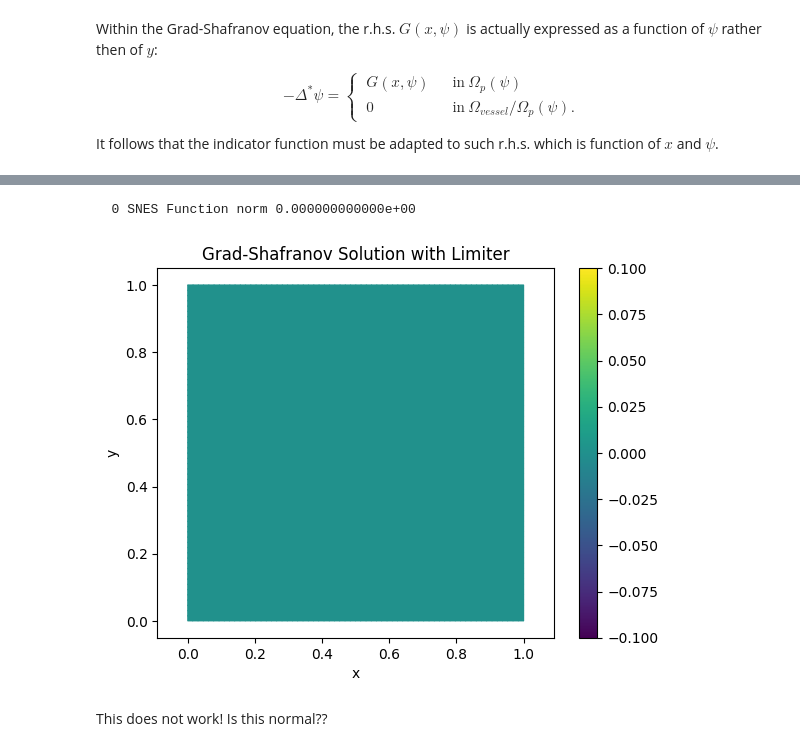
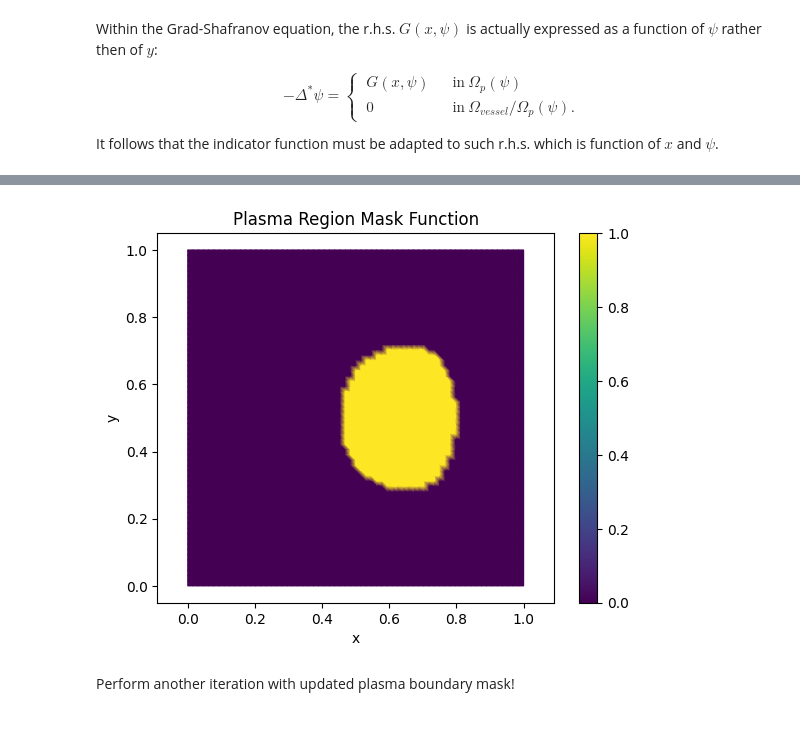
Before and after one commit to lucaciarimboli/tesi, a Jupyter notebook: Firedrake/PlasmaBoundary.ipynb, the cells around one changed output, grey strips where cells are left out. Cells and saved outputs as stored; diff of their text form; code cells hidden in the pictures.

Commit message:
First sketch of free-boundary solver

```diff
--- a/Firedrake/PlasmaBoundary.ipynb
+++ b/Firedrake/PlasmaBoundary.ipynb
@@ -323,0 +311,24 @@ plt.show()
+# %%
+# Define variational formulation:
+def GS_varf_Picard(G, phi, psi, psi_old, psi_mask):
+    # Define the bilinear form:
+    a  = (dot(grad(psi), grad(phi)) + (1/x) * Dx(psi, 0) * phi) * dx \
+        - (psi_mask * G(x,psi_old) * phi) * dx
+
+    # Define the r.h.s using Picard (fixed point) iteration:
+    #L = psi_mask * G(x,psi_old) * phi * dx
+    #L = G(x,psi_old) * phi * dx
+
+    return a
+
+# Update plasma boundary:
+def find_plasma_boundary(psi, limiter_points):
+    psi_vals = []
+    for (x_pt, y_pt) in limiter_points:
+        try:
+            psi_vals.append(psi.at((x_pt, y_pt)))
+            print(f"psi({x_pt}, {y_pt}) = {psi_vals[-1]}")
+        except:
+            raise ValueError(f"Point {(x_pt, y_pt)} outside domain!")
+
+    return max(psi_vals)
@@ -324,22 +369,18 @@ plt.show()
 # %%
-from ufl import conditional, ge
+# Update the mask:
+psi_limiter = Function(V)
+psi_limiter.interpolate(Constant(psi0))
+psi_mask.interpolate(conditional(psi > psi_limiter, 1.0, 0.0))
 
-# Just for testing, try solving the problem with the new "masked" G function
-def G_limiter(R, psi):
-    return conditional(ge(psi, psi0), G(R, psi), 0.0)
-
-psi_limiter = GradShafranov(G_limiter, Cartesian=False, bc=DirichletBC(V, 0.0, 1))
-
-# Plot the solution with the new G function
+# Plot the mask:
 fig, ax = plt.subplots()
-fig.colorbar(tripcolor(psi_limiter, axes=ax))
-plt.title("Grad-Shafranov Solution with Limiter")
+plt.colorbar(tripcolor(psi_mask, axes=ax))
+plt.title("Plasma Region Mask Function")
 plt.xlabel("x")
 plt.ylabel("y")
 plt.axis('equal')
 plt.show()
 # %% [output]
-  0 SNES Function norm 0.000000000000e+00
-[figure, old version]
+[figure, new version]
-# %% [markdown]
-This does not work! Is this normal??
+# %% [markdown]
+Perform another iteration with updated plasma boundary mask!
```
Also changed, not shown: parts of 13 cells of this notebook, 1 other file.
